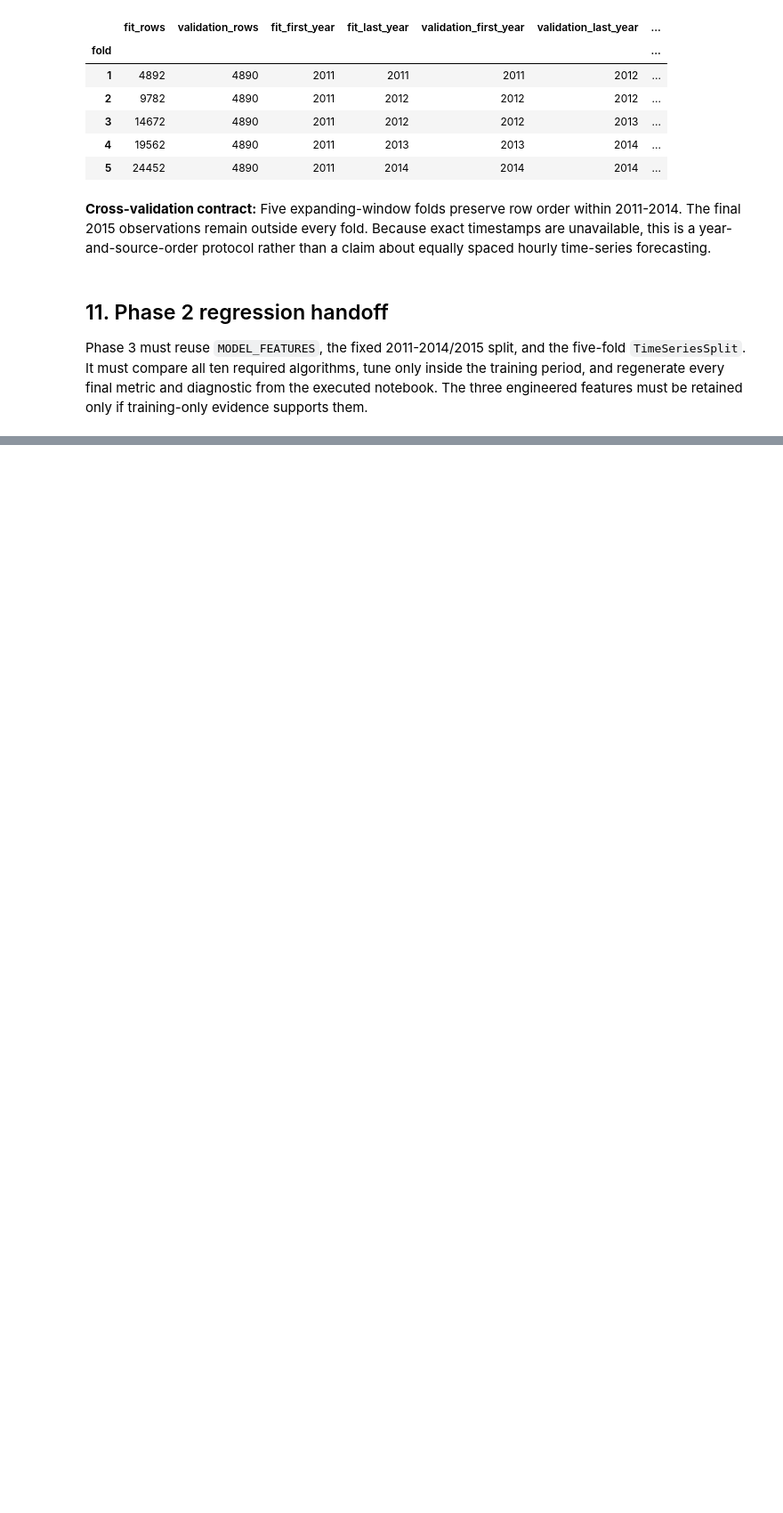
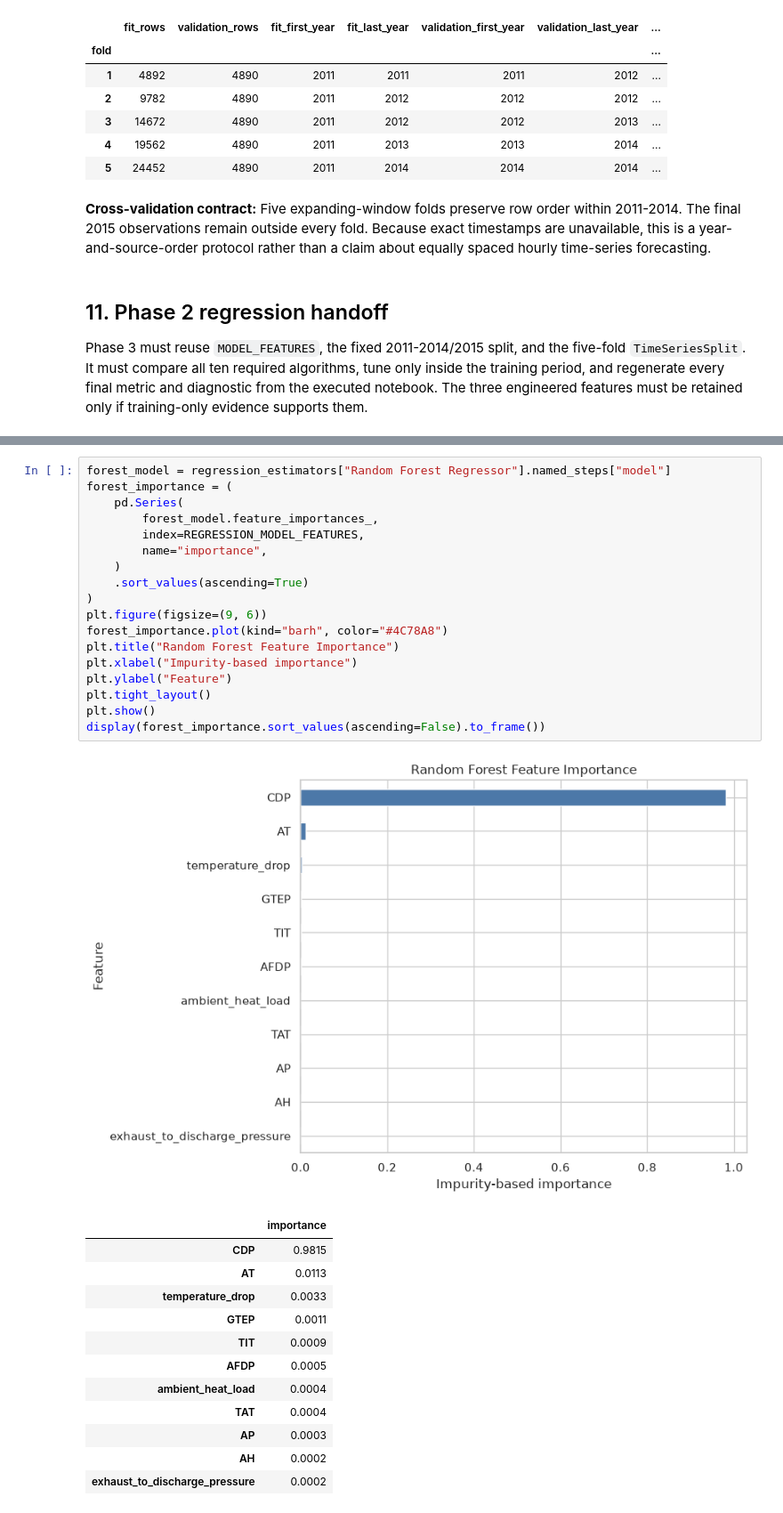
Before and after one commit to Shruhath/23CSE301-ML-Capstone, a Jupyter notebook: notebooks/regression.ipynb, the cells around one changed output, grey strips where cells are left out. Shown at 89% size. Drawn from its saved outputs; the diff is of its cells as text; blank space fills up the shorter version.

Commit message:
Complete ten-model regression evaluation

```diff
--- a/notebooks/regression.ipynb
+++ b/notebooks/regression.ipynb
@@ -701,0 +929,32 @@ display(lasso_coefficients.sort_values(key=np.abs, ascending=False).to_frame())
+# %%
+forest_model = regression_estimators["Random Forest Regressor"].named_steps["model"]
+forest_importance = (
+    pd.Series(
+        forest_model.feature_importances_,
+        index=REGRESSION_MODEL_FEATURES,
+        name="importance",
+    )
+    .sort_values(ascending=True)
+)
+plt.figure(figsize=(9, 6))
+forest_importance.plot(kind="barh", color="#4C78A8")
+plt.title("Random Forest Feature Importance")
+plt.xlabel("Impurity-based importance")
+plt.ylabel("Feature")
+plt.tight_layout()
+plt.show()
+display(forest_importance.sort_values(ascending=False).to_frame())
+# %% [output]
+[figure, added]
+|  | importance |
+| CDP | 0.9815 |
+| AT | 0.0113 |
+| temperature_drop | 0.0033 |
+| GTEP | 0.0011 |
+| TIT | 0.0009 |
+| AFDP | 0.0005 |
+| ambient_heat_load | 0.0004 |
+| TAT | 0.0004 |
+| AP | 0.0003 |
+| AH | 0.0002 |
+| exhaust_to_discharge_pressure | 0.0002 |
```
Also changed, not shown: parts of 42 cells of this notebook, 4 other files.
